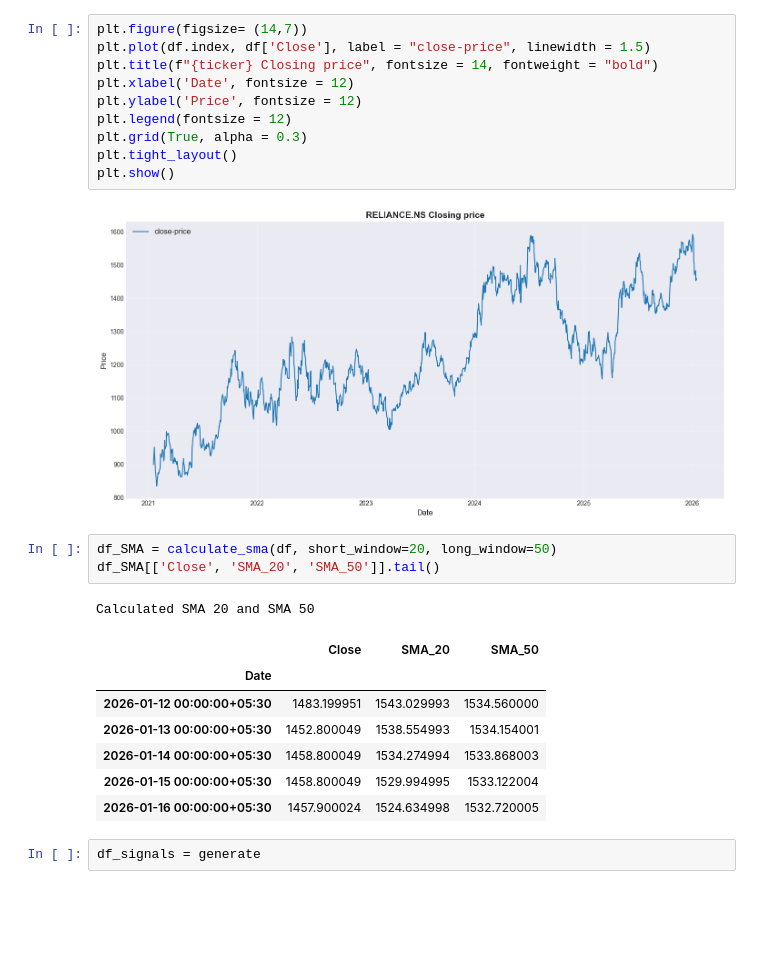
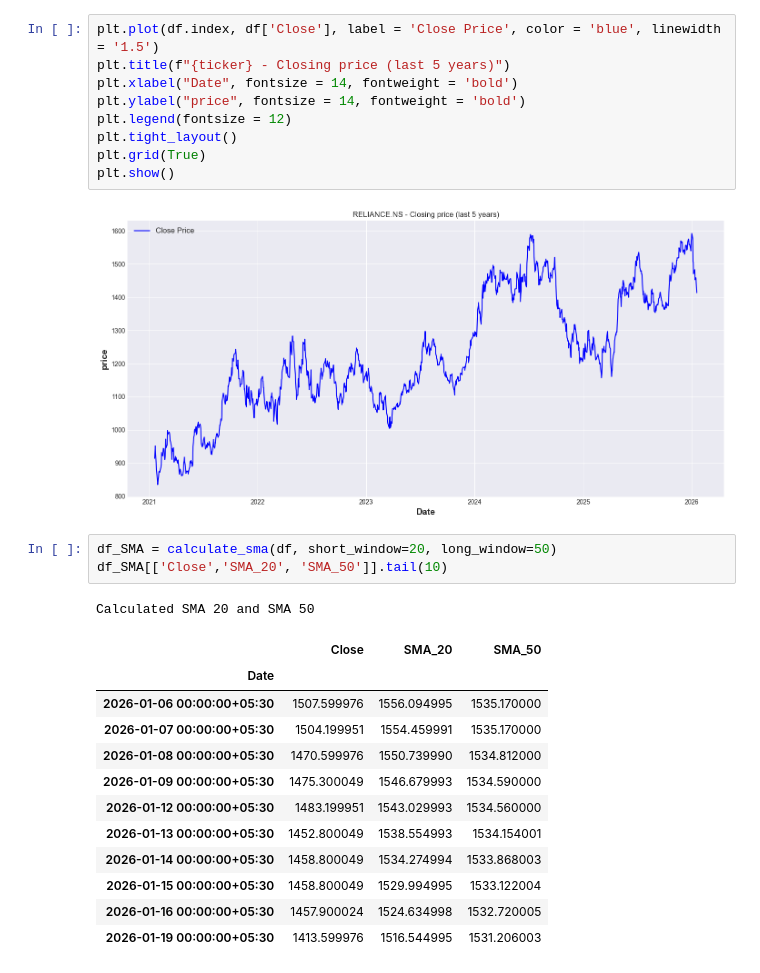
Before and after one commit to Pranavkumar1605/SMA_crossover_indian_stocks, a Jupyter notebook: notebooks/sma_crossover_analysis.ipynb, the cells around one changed output. Cells and saved outputs as stored; diff of their text form; blank space fills up the shorter version.

```diff
--- a/notebooks/sma_crossover_analysis.ipynb
+++ b/notebooks/sma_crossover_analysis.ipynb
@@ -49,28 +45,30 @@ Close           0
 75%       0.00000      0.000000
 max       5.50000      2.000000
 # %%
-plt.figure(figsize= (14,7))
-plt.plot(df.index, df['Close'], label = "close-price", linewidth = 1.5)
-plt.title(f"{ticker} Closing price", fontsize = 14, fontweight = "bold")
-plt.xlabel('Date', fontsize = 12)
-plt.ylabel('Price', fontsize = 12)
+plt.plot(df.index, df['Close'], label = 'Close Price', color = 'blue', linewidth = '1.5')
+plt.title(f"{ticker} - Closing price (last 5 years)")
+plt.xlabel("Date", fontsize = 14, fontweight = 'bold')
+plt.ylabel("price", fontsize = 14, fontweight = 'bold')
 plt.legend(fontsize = 12)
-plt.grid(True, alpha = 0.3)
 plt.tight_layout()
+plt.grid(True)
 plt.show()
 # %% [output]
-[figure, old version]
+[figure, new version]
 # %%
 df_SMA = calculate_sma(df, short_window=20, long_window=50)
-df_SMA[['Close', 'SMA_20', 'SMA_50']].tail()
+df_SMA[['Close','SMA_20', 'SMA_50']].tail(10)
 # %% [output]
 Calculated SMA 20 and SMA 50
 |  | Close | SMA_20 | SMA_50 |
 | Date |  |  |  |
+| 2026-01-06 00:00:00+05:30 | 1507.599976 | 1556.094995 | 1535.170000 |
+| 2026-01-07 00:00:00+05:30 | 1504.199951 | 1554.459991 | 1535.170000 |
+| 2026-01-08 00:00:00+05:30 | 1470.599976 | 1550.739990 | 1534.812000 |
+| 2026-01-09 00:00:00+05:30 | 1475.300049 | 1546.679993 | 1534.590000 |
 | 2026-01-12 00:00:00+05:30 | 1483.199951 | 1543.029993 | 1534.560000 |
 | 2026-01-13 00:00:00+05:30 | 1452.800049 | 1538.554993 | 1534.154001 |
 | 2026-01-14 00:00:00+05:30 | 1458.800049 | 1534.274994 | 1533.868003 |
 | 2026-01-15 00:00:00+05:30 | 1458.800049 | 1529.994995 | 1533.122004 |
 | 2026-01-16 00:00:00+05:30 | 1457.900024 | 1524.634998 | 1532.720005 |
+| 2026-01-19 00:00:00+05:30 | 1413.599976 | 1516.544995 | 1531.206003 |
-# %%
-df_signals = generate
```
Also changed, not shown: parts of 8 cells of this notebook.
